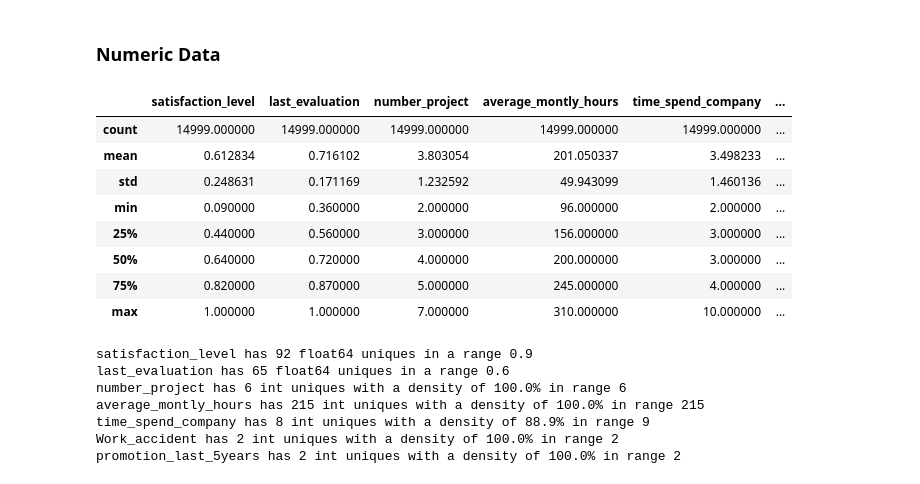
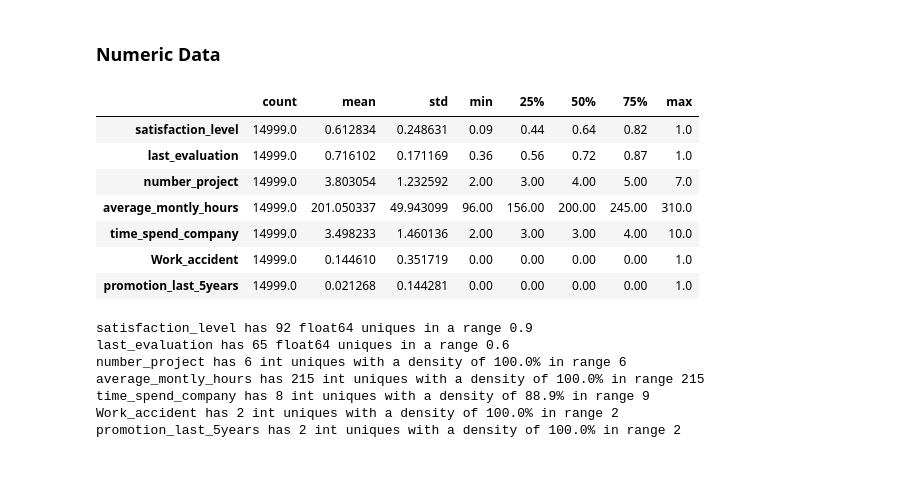
Before and after one commit to gitclem/MachineLearningTemplates, a Jupyter notebook: ClemMLTemplateHR.ipynb, the cells around one changed output. Cells and saved outputs as stored; diff of their text form; code cells hidden in the pictures.

Commit message:
Added .transpose() to data summary so it fits better on a page.  Refresh run under newly installed libraries.

```diff
--- a/ClemMLTemplateHR.ipynb
+++ b/ClemMLTemplateHR.ipynb
@@ -168,17 +168,16 @@ for w in YValues:
 # %% [markdown]
 ### Numeric Data
 # %%
-df[XNumerics].describe()
+df[XNumerics].describe().transpose()
 # %% [output]
-|  | satisfaction_level | last_evaluation | number_project | average_montly_hours | time_spend_company | ... |
-| count | 14999.000000 | 14999.000000 | 14999.000000 | 14999.000000 | 14999.000000 | ... |
-| mean | 0.612834 | 0.716102 | 3.803054 | 201.050337 | 3.498233 | ... |
-| std | 0.248631 | 0.171169 | 1.232592 | 49.943099 | 1.460136 | ... |
-| min | 0.090000 | 0.360000 | 2.000000 | 96.000000 | 2.000000 | ... |
-| 25% | 0.440000 | 0.560000 | 3.000000 | 156.000000 | 3.000000 | ... |
-| 50% | 0.640000 | 0.720000 | 4.000000 | 200.000000 | 3.000000 | ... |
-| 75% | 0.820000 | 0.870000 | 5.000000 | 245.000000 | 4.000000 | ... |
-| max | 1.000000 | 1.000000 | 7.000000 | 310.000000 | 10.000000 | ... |
+|  | count | mean | std | min | 25% | 50% | 75% | max |
+| satisfaction_level | 14999.0 | 0.612834 | 0.248631 | 0.09 | 0.44 | 0.64 | 0.82 | 1.0 |
+| last_evaluation | 14999.0 | 0.716102 | 0.171169 | 0.36 | 0.56 | 0.72 | 0.87 | 1.0 |
+| number_project | 14999.0 | 3.803054 | 1.232592 | 2.00 | 3.00 | 4.00 | 5.00 | 7.0 |
+| average_montly_hours | 14999.0 | 201.050337 | 49.943099 | 96.00 | 156.00 | 200.00 | 245.00 | 310.0 |
+| time_spend_company | 14999.0 | 3.498233 | 1.460136 | 2.00 | 3.00 | 3.00 | 4.00 | 10.0 |
+| Work_accident | 14999.0 | 0.144610 | 0.351719 | 0.00 | 0.00 | 0.00 | 0.00 | 1.0 |
+| promotion_last_5years | 14999.0 | 0.021268 | 0.144281 | 0.00 | 0.00 | 0.00 | 0.00 | 1.0 |
 # %%
 for xname in XNumerics:
     uniques = len(df[xname].unique())
```
Also changed, not shown: parts of 2 cells of this notebook, 1 other file.
